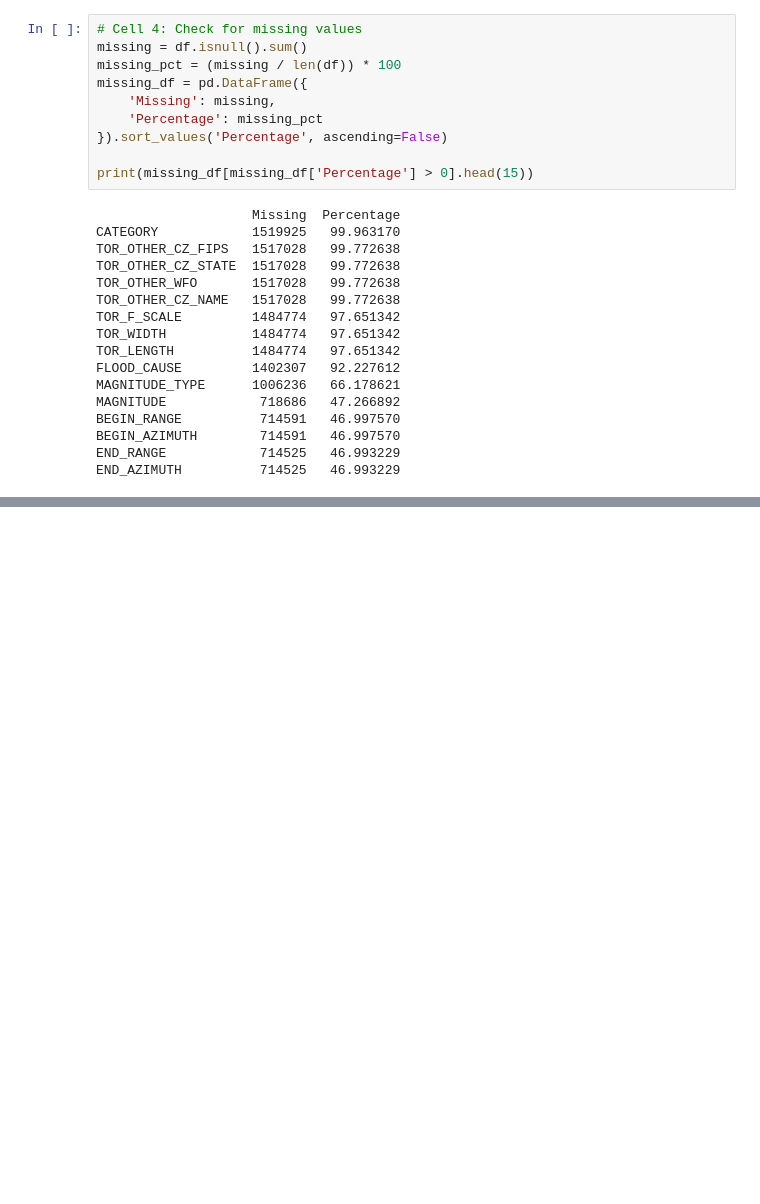
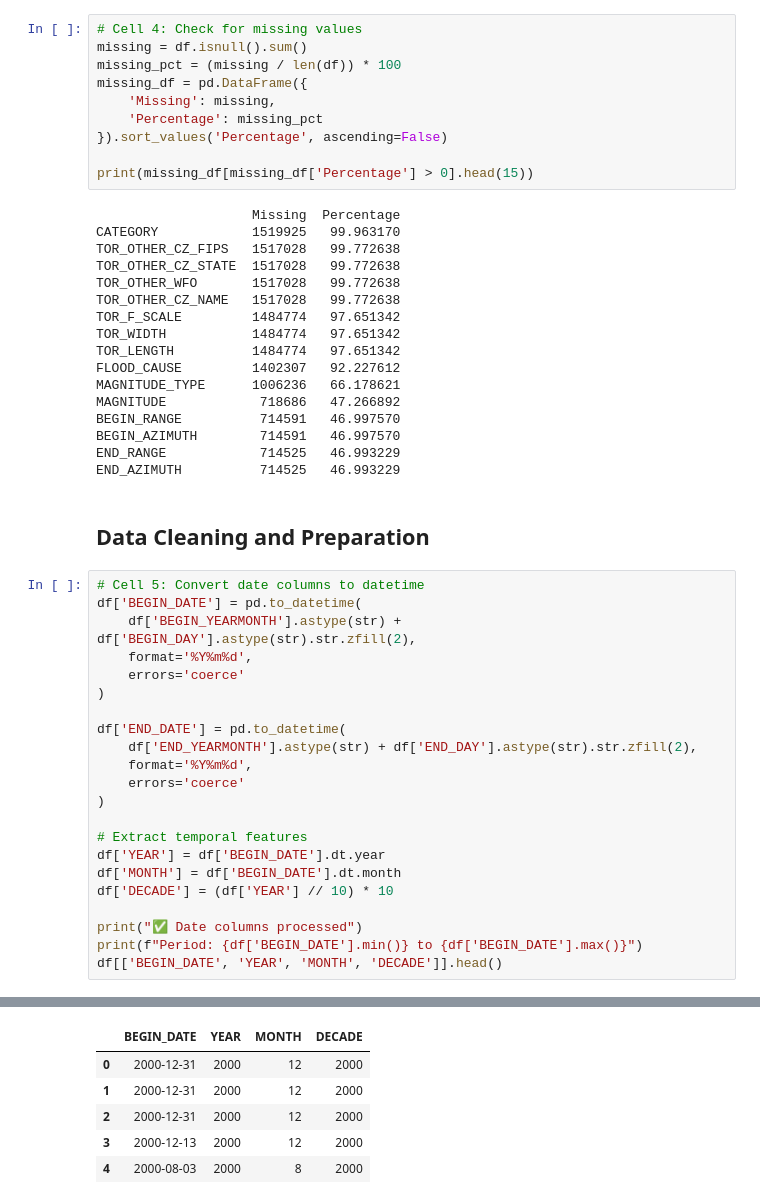
Before and after one commit to Lucasqrz1/us_extreme_weather_prediction, a Jupyter notebook: notebooks/01_data_exploration.ipynb, the cells around one changed output, grey strips where cells are left out. Drawn from its saved outputs; the diff is of its cells as text; blank space fills up the shorter version.

Commit message:
data preparation / analysis 1

```diff
--- a/notebooks/01_data_exploration.ipynb
+++ b/notebooks/01_data_exploration.ipynb
@@ -85,3 +89,28 @@ BEGIN_RANGE          714591   46.997570
 BEGIN_AZIMUTH        714591   46.997570
 END_RANGE            714525   46.993229
 END_AZIMUTH          714525   46.993229
+# %% [markdown]
+## Data Cleaning and Preparation
+# %%
+# Cell 5: Convert date columns to datetime
+df['BEGIN_DATE'] = pd.to_datetime(
+    df['BEGIN_YEARMONTH'].astype(str) + df['BEGIN_DAY'].astype(str).str.zfill(2),
+    format='%Y%m%d',
+    errors='coerce'
+)
+
+df['END_DATE'] = pd.to_datetime(
+    df['END_YEARMONTH'].astype(str) + df['END_DAY'].astype(str).str.zfill(2),
+    format='%Y%m%d',
+    errors='coerce'
+)
+
+# Extract temporal features
+df['YEAR'] = df['BEGIN_DATE'].dt.year
+df['MONTH'] = df['BEGIN_DATE'].dt.month
+df['DECADE'] = (df['YEAR'] // 10) * 10
+
+print("✅ Date columns processed")
+print(f"Period: {df['BEGIN_DATE'].min()} to {df['BEGIN_DATE'].max()}")
+df[['BEGIN_DATE', 'YEAR', 'MONTH', 'DECADE']].head()
+# %% [output]
@@ -87,0 +119,6 @@ END_AZIMUTH          714525   46.993229
+|  | BEGIN_DATE | YEAR | MONTH | DECADE |
+| 0 | 2000-12-31 | 2000 | 12 | 2000 |
+| 1 | 2000-12-31 | 2000 | 12 | 2000 |
+| 2 | 2000-12-31 | 2000 | 12 | 2000 |
+| 3 | 2000-12-13 | 2000 | 12 | 2000 |
+| 4 | 2000-08-03 | 2000 | 8 | 2000 |
```
Also changed, not shown: parts of 7 cells of this notebook.
